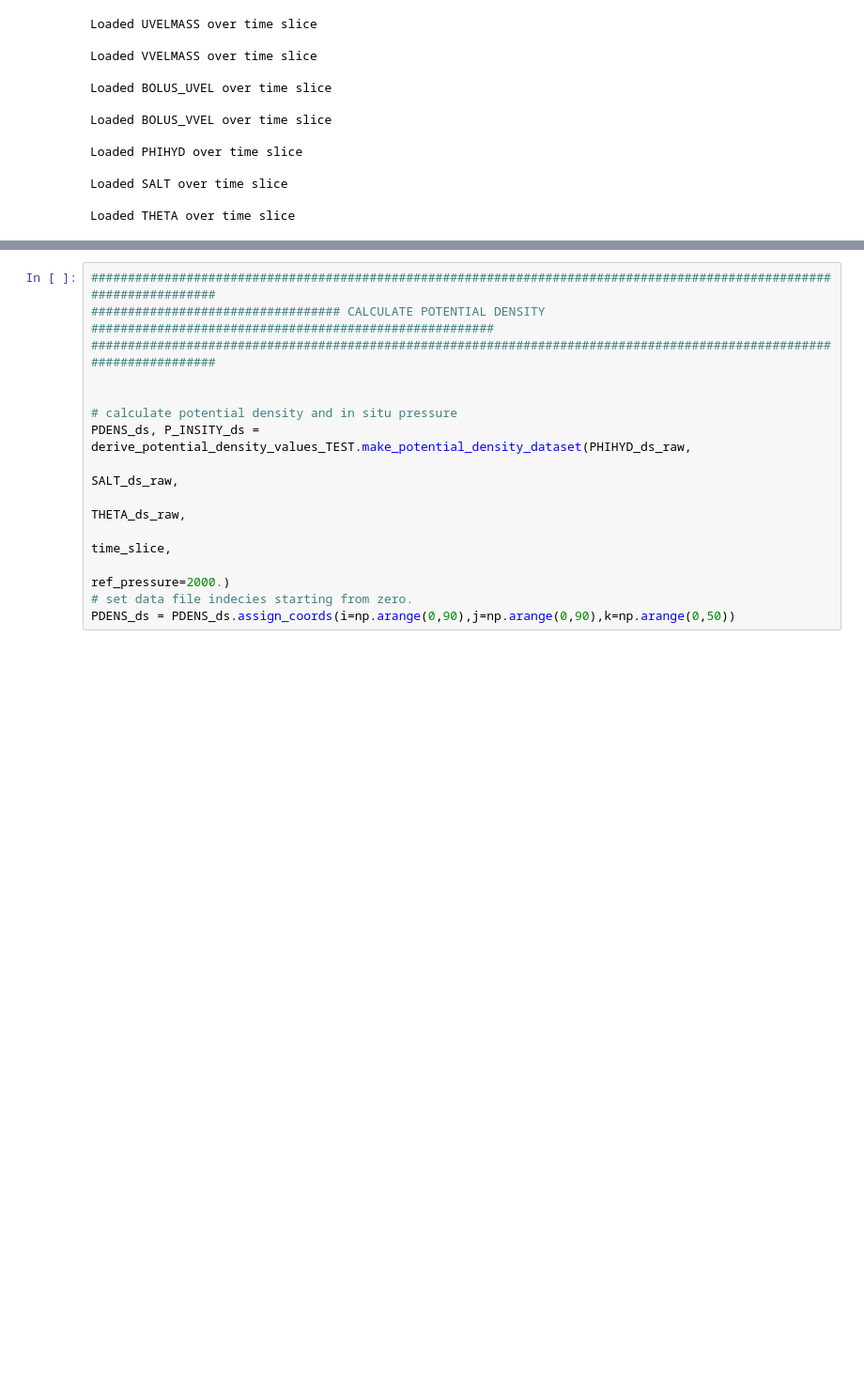
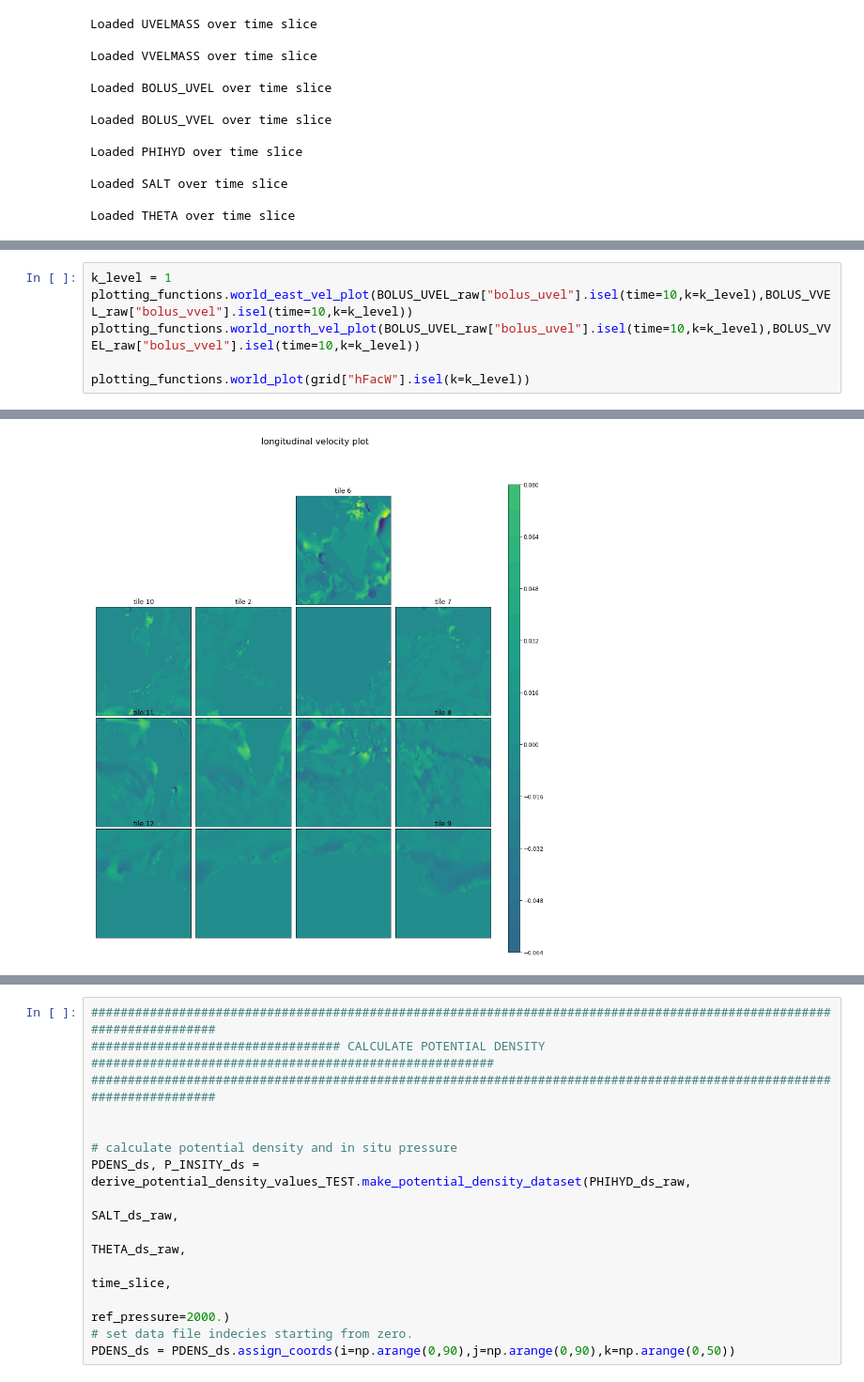
Before and after one commit to tatsumonkman47/ECCO-potential-density-overturning, a Jupyter notebook: meridional_overturning_in_potdens_space_PROTOTYPE_atl.ipynb, the cells around one changed output, grey strips where cells are left out. Shown: that part at 94% size. Saved outputs shown, nothing was run; the diff lists cells and outputs as text; blank space fills up the shorter version.

```diff
--- a/meridional_overturning_in_potdens_space_PROTOTYPE_atl.ipynb
+++ b/meridional_overturning_in_potdens_space_PROTOTYPE_atl.ipynb
@@ -146,0 +123,7 @@ plotting_functions.world_plot(lat_maskY)
+# %%
+k_level = 1
+plotting_functions.world_east_vel_plot(BOLUS_UVEL_raw["bolus_uvel"].isel(time=10,k=k_level),BOLUS_VVEL_raw["bolus_vvel"].isel(time=10,k=k_level))
+plotting_functions.world_north_vel_plot(BOLUS_UVEL_raw["bolus_uvel"].isel(time=10,k=k_level),BOLUS_VVEL_raw["bolus_vvel"].isel(time=10,k=k_level))
+
+plotting_functions.world_plot(grid["hFacW"].isel(k=k_level))
+# %% [output]
@@ -146,0 +131 @@ plotting_functions.world_plot(lat_maskY)
+[figure, added]
```
Also changed, not shown: parts of 10 cells of this notebook, 42 other files.
